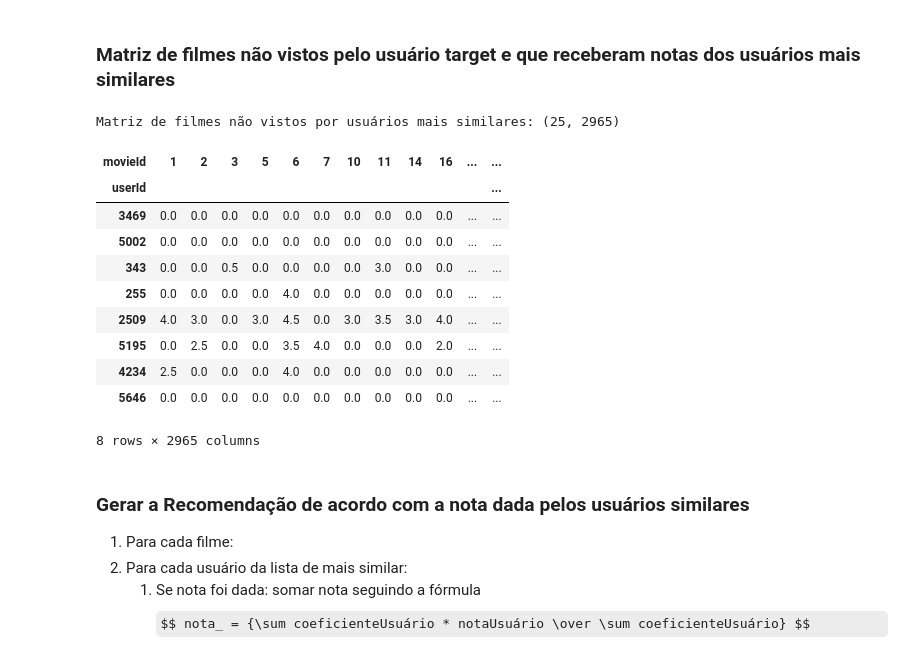
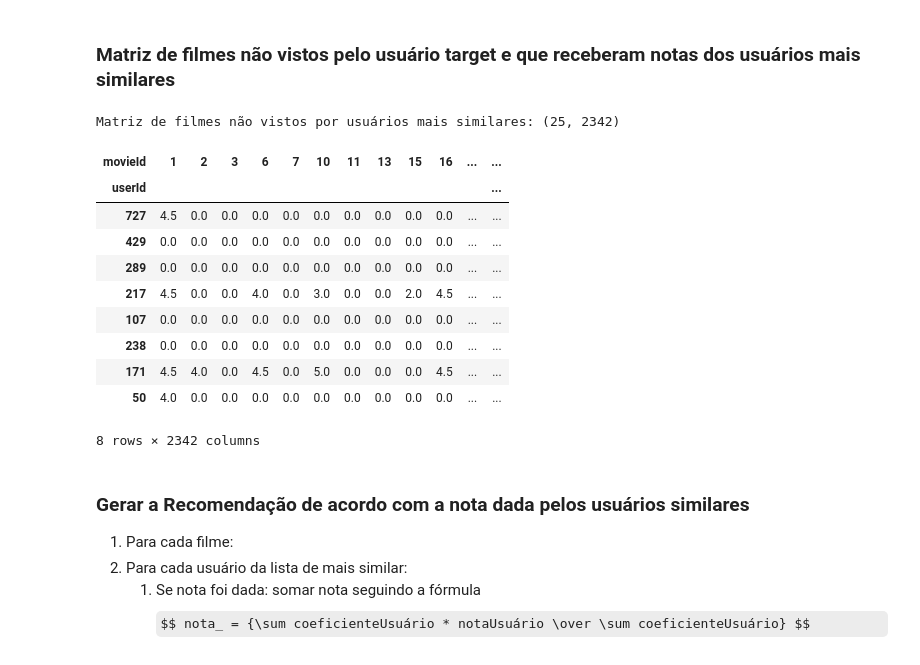
Before and after one commit to xnes/recsys, a Jupyter notebook: rec_sys_apresentacao.ipynb, the cells around one changed output. Saved outputs shown, nothing was run; the diff lists cells and outputs as text; code cells hidden in the pictures; some formulas as TeX source.

```diff
--- a/rec_sys_apresentacao.ipynb
+++ b/rec_sys_apresentacao.ipynb
@@ -27,7 +27,7 @@ if (small):
     ratings = pd.read_csv('ratings_small.csv')
     movies = pd.read_csv('movies_small.csv').set_index("movieId")
 else:
-    ratings = pd.read_csv('ratings.csv')[:1000000] #ler as primeiras 2.000.000 linhas da base completa
+    ratings = pd.read_csv('ratings.csv')[:100000] #ler as primeiras 2.000.000 linhas da base completa
     movies = pd.read_csv('movies.csv')
     movies = movies.set_index('movieId')
 
@@ -169,39 +173,33 @@ $$r_{xy} =\frac{\sum ^n _{i=1}(x_i - \bar{x})(y_i - \bar{y})}{\sqrt{\sum ^n _{i=
-# %%
-#selecionar se vai usar pearson ou cosine para similaridade
-usar_pearson = False
-matriz_similaridade = users_cosine
-if (usar_pearson):     # Se verdadeiro, mudar para similaridade por pearson
-    matriz_similaridade = movies_X_users.T.corr(method='pearson') #pode usar tb kendall e spearman
 # %% [markdown]
 ### Pegar os k usuários mais similares ao Target selecionado
 # %%
-def selecionar_usuarios_mais_similares(target = 1, k = 25):
-    todas_similaridades_com_usuario = matriz_similaridade.loc[target].to_numpy()     #criar um array com a linha do target na matrix de similaridades
-    usuarios_mais_similares = movies_X_users.index[todas_similaridades_com_usuario.argpartition(-k)[-k-1:-1]] #seleciona os k com similaridade mais alta no vetor excluindo ele mesmo
+def obter_mais_similares(target, matriz_similaridade=users_cosine, matriz_dados=movies_X_users, k = 25):
+    todas_similaridades = matriz_similaridade.loc[target].to_numpy()     #criar um array com a linha do target na matrix de similaridades
+    usuarios_mais_similares = matriz_dados.index[todas_similaridades.argpartition(-k)[-k-1:-1]] #seleciona os k com similaridade mais alta no vetor excluindo ele mesmo
     return usuarios_mais_similares
 # %% [markdown]
 ### Matriz de filmes não vistos pelo usuário target e que receberam notas dos usuários mais similares
 # %%
 target = 1
-usuarios_mais_similares = selecionar_usuarios_mais_similares(1,)
+usuarios_mais_similares = obter_mais_similares(1, users_cosine, movies_X_users, 25)
 #gerar matriz dos usuarios mais similares x filmes não assistidos ainda pelo usuário
 usuarios_similares_X_filmes_nao_vistos = movies_X_users.loc[usuarios_mais_similares].drop(columns=listar_filmes_ja_vistos(1,movies_X_users))
 usuarios_similares_X_filmes_nao_vistos = eliminar_colunas_zeradas(usuarios_similares_X_filmes_nao_vistos)
 print('Matriz de filmes não vistos por usuários mais similares:',usuarios_similares_X_filmes_nao_vistos.shape)
 usuarios_similares_X_filmes_nao_vistos.head(8)
 # %% [output]
-Matriz de filmes não vistos por usuários mais similares: (25, 2965)
+Matriz de filmes não vistos por usuários mais similares: (25, 2342)
-| movieId | 1 | 2 | 3 | 5 | 6 | 7 | 10 | 11 | 14 | 16 | ... | ... |
+| movieId | 1 | 2 | 3 | 6 | 7 | 10 | 11 | 13 | 15 | 16 | ... | ... |
 | userId |  |  |  |  |  |  |  |  |  |  |  | ... |
-| 3469 | 0.0 | 0.0 | 0.0 | 0.0 | 0.0 | 0.0 | 0.0 | 0.0 | 0.0 | 0.0 | ... | ... |
-| 5002 | 0.0 | 0.0 | 0.0 | 0.0 | 0.0 | 0.0 | 0.0 | 0.0 | 0.0 | 0.0 | ... | ... |
-| 343 | 0.0 | 0.0 | 0.5 | 0.0 | 0.0 | 0.0 | 0.0 | 3.0 | 0.0 | 0.0 | ... | ... |
-| 255 | 0.0 | 0.0 | 0.0 | 0.0 | 4.0 | 0.0 | 0.0 | 0.0 | 0.0 | 0.0 | ... | ... |
-| 2509 | 4.0 | 3.0 | 0.0 | 3.0 | 4.5 | 0.0 | 3.0 | 3.5 | 3.0 | 4.0 | ... | ... |
-| 5195 | 0.0 | 2.5 | 0.0 | 0.0 | 3.5 | 4.0 | 0.0 | 0.0 | 0.0 | 2.0 | ... | ... |
-| 4234 | 2.5 | 0.0 | 0.0 | 0.0 | 4.0 | 0.0 | 0.0 | 0.0 | 0.0 | 0.0 | ... | ... |
-| 5646 | 0.0 | 0.0 | 0.0 | 0.0 | 0.0 | 0.0 | 0.0 | 0.0 | 0.0 | 0.0 | ... | ... |
+| 727 | 4.5 | 0.0 | 0.0 | 0.0 | 0.0 | 0.0 | 0.0 | 0.0 | 0.0 | 0.0 | ... | ... |
+| 429 | 0.0 | 0.0 | 0.0 | 0.0 | 0.0 | 0.0 | 0.0 | 0.0 | 0.0 | 0.0 | ... | ... |
+| 289 | 0.0 | 0.0 | 0.0 | 0.0 | 0.0 | 0.0 | 0.0 | 0.0 | 0.0 | 0.0 | ... | ... |
+| 217 | 4.5 | 0.0 | 0.0 | 4.0 | 0.0 | 3.0 | 0.0 | 0.0 | 2.0 | 4.5 | ... | ... |
+| 107 | 0.0 | 0.0 | 0.0 | 0.0 | 0.0 | 0.0 | 0.0 | 0.0 | 0.0 | 0.0 | ... | ... |
+| 238 | 0.0 | 0.0 | 0.0 | 0.0 | 0.0 | 0.0 | 0.0 | 0.0 | 0.0 | 0.0 | ... | ... |
+| 171 | 4.5 | 4.0 | 0.0 | 4.5 | 0.0 | 5.0 | 0.0 | 0.0 | 0.0 | 4.5 | ... | ... |
+| 50 | 4.0 | 0.0 | 0.0 | 0.0 | 0.0 | 0.0 | 0.0 | 0.0 | 0.0 | 0.0 | ... | ... |
-8 rows × 2965 columns
+8 rows × 2342 columns
 # %% [markdown]
 ### Gerar a Recomendação de acordo com a nota dada pelos usuários similares
 
```
Also changed, not shown: parts of 14 cells of this notebook.
